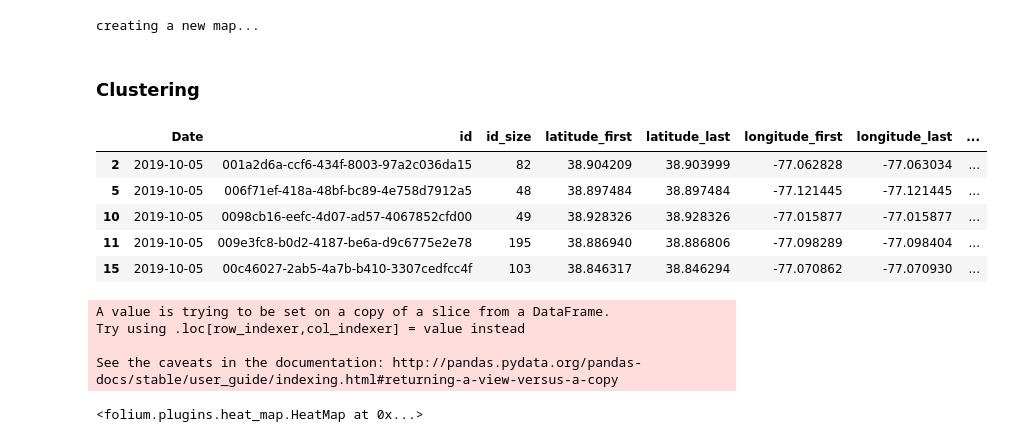
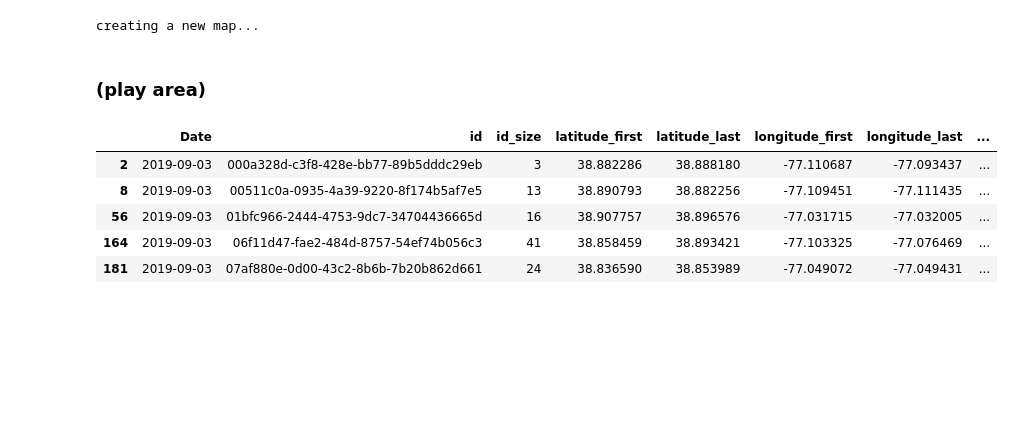
Before and after one commit to himanshu20792/BirdProject, a Jupyter notebook: StationaryScooters/Exploratory_Analysis_RK_HA.ipynb, the cells around one changed output. Cells and saved outputs as stored; diff of their text form; code cells hidden in the pictures; blank space fills up the shorter version.

Commit message:
Removed scooters gone for charging

```diff
--- a/StationaryScooters/Exploratory_Analysis_RK_HA.ipynb
+++ b/StationaryScooters/Exploratory_Analysis_RK_HA.ipynb
@@ -363,7 +385,7 @@ m_move
 # %% [markdown]
 ### Analyze multiple days of data
 # %%
-dates = get_dates_list('2019-09-30','2019-10-13')
+dates = get_dates_list('2019-09-03','2019-10-19')
 weekend_dates = weekend_dates(dates)
 weekday_dates = weekday_dates(dates)
 
@@ -457,18 +493,21 @@ plt.show()
 # Define stationary
 cond_stationary_1_weekday = (df_week_days_grp['time_diff_hrs'] > 4)
 cond_stationary_2_weekday = (df_week_days_grp['distance_miles'] < 0.50)
+cond_stationary_3_weekday = (df_week_days_grp['battery_diff'] < 50)
 
 cond_stationary_1_weekend = (df_weekend_days_grp['time_diff_hrs'] > 4)
 cond_stationary_2_weekend = (df_weekend_days_grp['distance_miles'] < 0.50)
+cond_stationary_3_weekend = (df_weekend_days_grp['battery_diff'] < 50)
 # %%
-def stationary_scooter(df,cond_stationary_1,cond_stationary_2):
+def stationary_scooter(df,cond_stationary_1,cond_stationary_2,cond_stationary_3):
     #Stationary scooters
     cond_1_df = df[cond_stationary_1]
     stationary_df = df[cond_stationary_1 & cond_stationary_2]
-    non_stationary_df = df[~cond_stationary_2]
+    non_stationary_df = df[~cond_stationary_2 & cond_stationary_3]
 
     print('Percent of data that meet cond_1: {:.1f}%'.format(len(cond_1_df)/len(df) * 100))
     print('Percent of data that is stationary, given cond_1: {:.1f}%'.format(len(stationary_df)/len(cond_1_df) * 100))
     print('Count of non-stationary scooters:', len(non_stationary_df))
+    print('Avg. count of non-stationary scooters per day:', round(len(non_stationary_df)/non_stationary_df['Date'].nunique()))
 
     return cond_1_df, stationary_df, non_stationary_df
@@ -475,9 +520,9 @@ def stationary_scooter(df,cond_stationary_1,cond_stationary_2):
 # %%
 print('Stats for weekday scooters:')
-cond_1_df_weekday, stationary_df_weekday, non_stationary_df_weekday = stationary_scooter(df_week_days_grp,cond_stationary_1_weekday,cond_stationary_2_weekday)
+cond_1_df_weekday, stationary_df_weekday, non_stationary_df_weekday = stationary_scooter(df_week_days_grp,cond_stationary_1_weekday,cond_stationary_2_weekday,cond_stationary_3_weekday)
 print('\n')
 
 print('Stats for weekend scooters:')
-cond_1_df_weekend, stationary_df_weekend, non_stationary_df_weekend = stationary_scooter(df_weekend_days_grp,cond_stationary_1_weekend,cond_stationary_2_weekend)
+cond_1_df_weekend, stationary_df_weekend, non_stationary_df_weekend = stationary_scooter(df_weekend_days_grp,cond_stationary_1_weekend,cond_stationary_2_weekend,cond_stationary_3_weekend)
 # %% [output]
 Stats for weekday scooters:
@@ -521,14 +638,14 @@ m_move = generate_map_trip(non_stationary_df_weekday, 'latitude_first', 'longitu
 creating a new map...
 # %%
 m_move
-# %% [markdown]
-### Clustering
+# %% [markdown]
+###  (play area)
 # %%
-stationary_df_weekend.head()
+non_stationary_df_weekday.head()
 # %% [output]
 |  | Date | id | id_size | latitude_first | latitude_last | longitude_first | longitude_last | ... |
-| 2 | 2019-10-05 | 001a2d6a-ccf6-434f-8003-97a2c036da15 | 82 | 38.904209 | 38.903999 | -77.062828 | -77.063034 | ... |
-| 5 | 2019-10-05 | 006f71ef-418a-48bf-bc89-4e758d7912a5 | 48 | 38.897484 | 38.897484 | -77.121445 | -77.121445 | ... |
-| 10 | 2019-10-05 | 0098cb16-eefc-4d07-ad57-4067852cfd00 | 49 | 38.928326 | 38.928326 | -77.015877 | -77.015877 | ... |
-| 11 | 2019-10-05 | 009e3fc8-b0d2-4187-be6a-d9c6775e2e78 | 195 | 38.886940 | 38.886806 | -77.098289 | -77.098404 | ... |
-| 15 | 2019-10-05 | 00c46027-2ab5-4a7b-b410-3307cedfcc4f | 103 | 38.846317 | 38.846294 | -77.070862 | -77.070930 | ... |
+| 2 | 2019-09-03 | 000a328d-c3f8-428e-bb77-89b5dddc29eb | 3 | 38.882286 | 38.888180 | -77.110687 | -77.093437 | ... |
+| 8 | 2019-09-03 | 00511c0a-0935-4a39-9220-8f174b5af7e5 | 13 | 38.890793 | 38.882256 | -77.109451 | -77.111435 | ... |
+| 56 | 2019-09-03 | 01bfc966-2444-4753-9dc7-34704436665d | 16 | 38.907757 | 38.896576 | -77.031715 | -77.032005 | ... |
+| 164 | 2019-09-03 | 06f11d47-fae2-484d-8757-54ef74b056c3 | 41 | 38.858459 | 38.893421 | -77.103325 | -77.076469 | ... |
+| 181 | 2019-09-03 | 07af880e-0d00-43c2-8b6b-7b20b862d661 | 24 | 38.836590 | 38.853989 | -77.049072 | -77.049431 | ... |
@@ -547,8 +651,0 @@ m = folium.Map(location=[38.95026, -77.09355])
-# %%
-# Add a column with ones, then calculate sum and generate the heat
-stationary_df_weekend['count'] = 1
-# %% [output]
-A value is trying to be set on a copy of a slice from a DataFrame.
-Try using .loc[row_indexer,col_indexer] = value instead
-
-See the caveats in the documentation: http://pandas.pydata.org/pandas-docs/stable/user_guide/indexing.html#returning-a-view-versus-a-copy
@@ -557,4 +651,0 @@ from folium.plugins import HeatMap
-# %%
-HeatMap(data=stationary_df_weekend[['latitude_first', 'longitude_first', 'count']].groupby(['latitude_first', 'longitude_first']).sum().reset_index().values.tolist(), radius=8, max_zoom=4).add_to(m)
-# %% [output]
-<folium.plugins.heat_map.HeatMap at 0x...>
```
Also changed, not shown: parts of 48 cells of this notebook.
